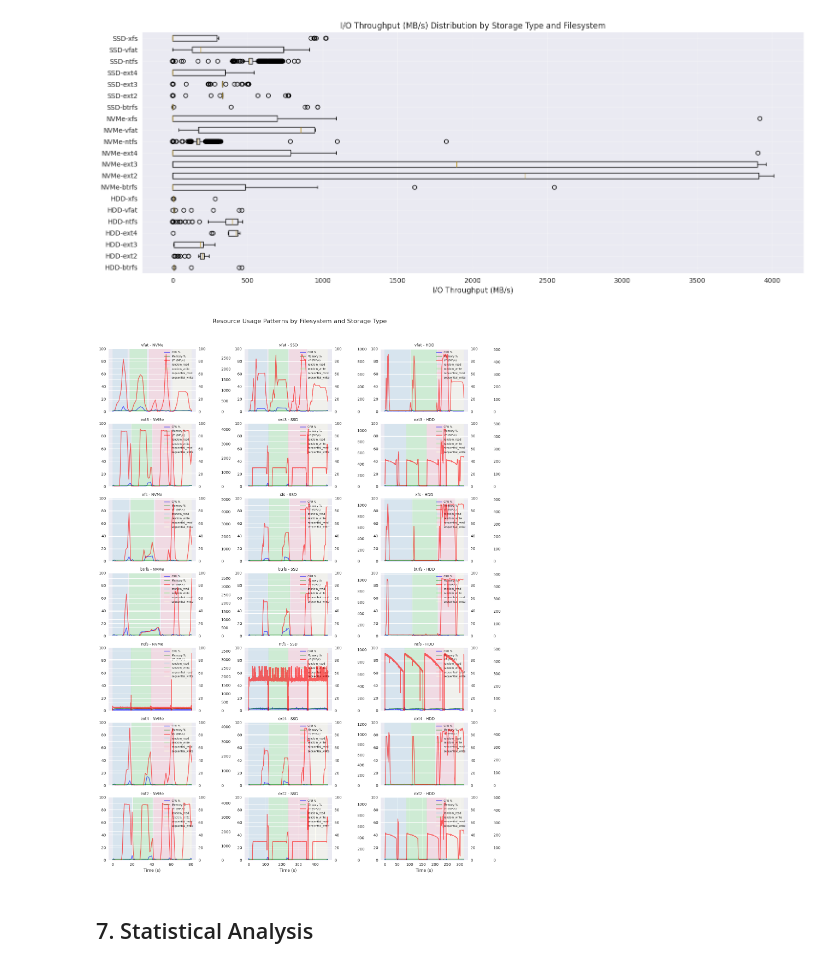
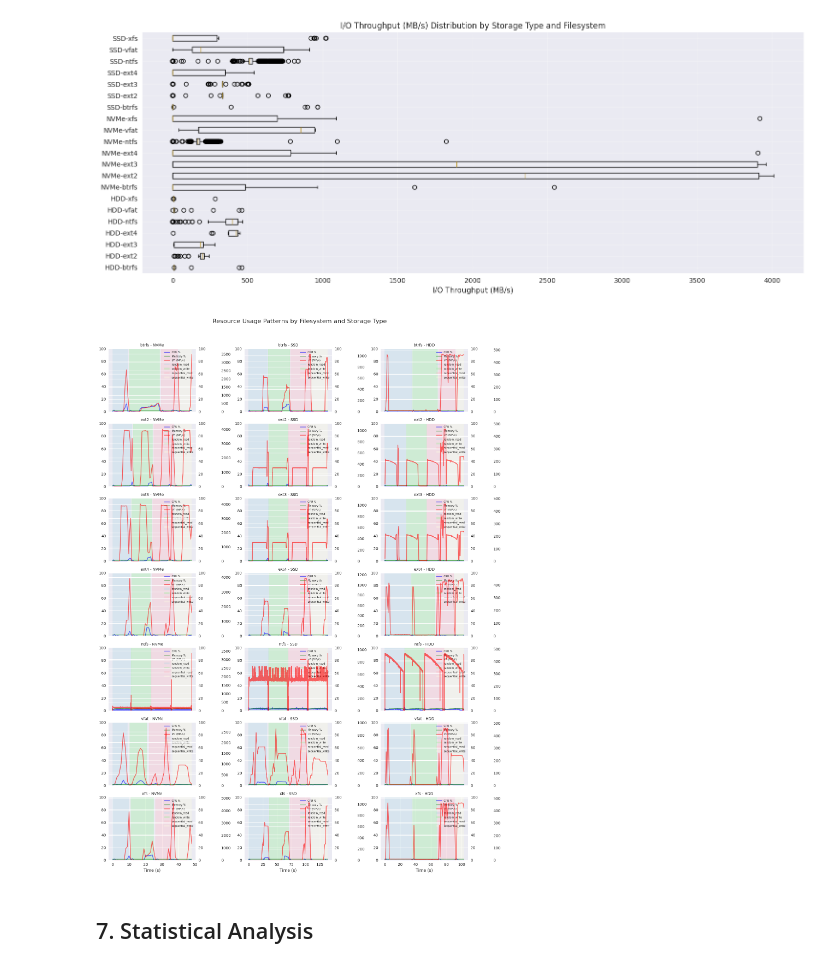
Before and after one commit to shahabafshar/LucidBench, a Jupyter notebook: analysis/benchmark_analysis.ipynb, the cells around one changed output. Drawn from its saved outputs; the diff is of its cells as text; code cells hidden in the pictures.

Commit message:
Update benchmark analysis notebook to adjust execution count and sort filesystems for improved plotting logic. This enhances the clarity and accuracy of resource utilization visualizations.

```diff
--- a/analysis/benchmark_analysis.ipynb
+++ b/analysis/benchmark_analysis.ipynb
@@ -491,7 +491,7 @@ def plot_resource_matrix(df):
     phase_colors = ['lightblue', 'lightgreen', 'lightpink', 'lightyellow']
 
     # Create plots for each combination
-    for i, filesystem in enumerate(filesystems):
+    for i, filesystem in enumerate(sorted(filesystems)):
         for j, storage_type in enumerate(storage_types):
             ax = axes[i, j]
 
@@ -553,34 +553,34 @@ def plot_resource_matrix(df):
                     ax.set_ylim(0, 100)
                     ax2.set_ylim(0, 100)
                     ax3.set_ylim(0, combined_stats['io_throughput'].max() * 1.1)
 
                     # Add legend
                     lines = line1 + line2 + line3
                     labels = [l.get_label() for l in lines]
                     ax.legend(lines + [plt.Rectangle((0,0),1,1, fc=c, alpha=0.3) for c in phase_colors],
                              labels + test_phases,
                              loc='upper right',
                              fontsize='x-small')
 
             # Set title for each subplot
             ax.set_title(f'{filesystem} - {storage_type}', fontsize=10)
 
             # Only show x-axis labels for bottom row
             if i == len(filesystems) - 1:
                 ax.set_xlabel('Time (s)')
 
             # Clean up unnecessary ticks
             if i != len(filesystems) - 1:
                 ax.set_xticks([])
 
     # Adjust layout
     plt.tight_layout()
     plt.show()
 
 # Create the matrix plot
 plot_resource_matrix(df)
 # %% [output]
-[figure, old version]
+[figure, new version]
 # %% [markdown]
 ## 7. Statistical Analysis <a name="statistical-analysis"></a>
 # %%
```
